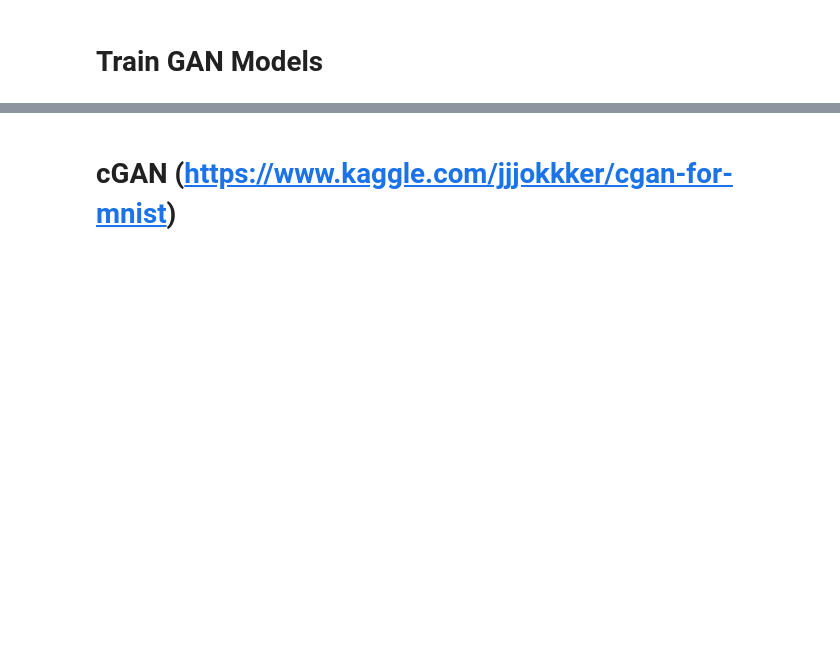
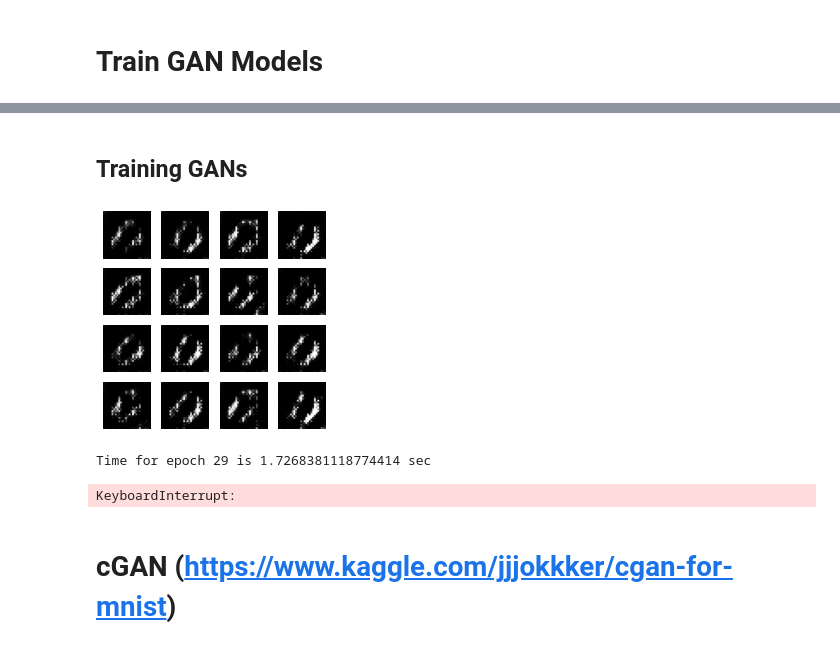
Before and after one commit to iamfredo/gans_mnist, a Jupyter notebook: gans_test.ipynb, the cells around one changed output, grey strips where cells are left out. Drawn from its saved outputs; the diff is of its cells as text; code cells hidden in the pictures; blank space fills up the shorter version.

Commit message:
functions for GAN training loops & svm classifier

```diff
--- a/gans_test.ipynb
+++ b/gans_test.ipynb
@@ -1181,0 +460,11 @@ plt.show()
+# %%
+# Function to save accuracies per epoch to csv file
+
+def save_losses(loss_lists, dataclass):
+  # Create directory to save accuracies if not existent
+  path = f"images/{dataclass}"
+  if not os.path.exists(path):
+    os.makedirs(path)
+  df = pd.DataFrame({"gen_loss":loss_lists[0],"d_loss_real":loss_lists[1],"d_loss_fake":loss_lists[2]})
+  #print(df.head())
+  df.to_csv(path + f"/loss_{dataclass}.csv")
@@ -1182,3 +589,67 @@ plt.show()
+# %% [markdown]
+## Training GANs
+# %%
+# GAN Training Loop
+
+imgs_dicts = {}
+for i in range(500):
+  print(f"** TRAINING  {i} **")
+  gen_loss_dict = {}
+  dis_loss_dict = {}
+  d_loss_plot = []
+  d_real_loss_plot = []
+  d_fake_loss_plot = []
+  g_loss_plot = []
+
+  # Dict to save dicts with generated images per epoche
+  imgs_dicts[str(i)] = {}
+  generator = create_generator_model()
+  discriminator = make_discriminator_model()
+  train(datasets_train[i], str(i), 500, generator=generator, discriminator=discriminator, save_images_dict=imgs_dicts[str(i)])
+  save_losses(loss_lists=[[x.numpy() for x in g_loss_plot],[x.numpy() for x in d_real_loss_plot],[x.numpy() for x in d_fake_loss_plot]], dataclass=i)
+  plot_loss(str(i), d_loss_plot, g_loss_plot, d_real_loss_plot, d_fake_loss_plot)
+
+  # Evaluate generated images using SVM classifier
+  evaluate_images_w_svm(imgs_dicts[str(i)], str(i))
+
+  for j in range(500):
+    if i != j:
+      print(f"** TRAINING  {i}{j} **")
+      imgs_dicts[f"{i}{j}"] = {}
+      generator_cpy = tf.keras.models.clone_model(generator)
+      generator_cpy.build((None, 100)) # replace 10 with number of variables in input layer
+      generator_cpy.compile(optimizer=generator_optimizer, loss='categorical_crossentropy')
+      generator_cpy.set_weights(generator.get_weights())
+      discriminator_cpy = tf.keras.models.clone_model(discriminator)
+      discriminator_cpy.build((None, [28, 28, 1])) # replace 10 with number of variables in input layer
+      discriminator_cpy.compile(optimizer=discriminator_optimizer, loss='categorical_crossentropy')
+      discriminator_cpy.set_weights(discriminator.get_weights())
+
+      gen_loss_dict = {}
+      dis_loss_dict = {}
+      d_loss_plot = []
+      d_real_loss_plot = []
+      d_fake_loss_plot = []
+      g_loss_plot = []
+
+      train(datasets_train[j], f"{i}{j}", 500, generator=generator_cpy, discriminator=discriminator_cpy, save_images_dict=imgs_dicts[f"{i}{j}"])
+      save_losses(loss_lists=[[x.numpy() for x in g_loss_plot],[x.numpy() for x in d_real_loss_plot],[x.numpy() for x in d_fake_loss_plot]], dataclass=f"{i}{j}")
+      plot_loss(f"{i}{j}", d_loss_plot, g_loss_plot, d_real_loss_plot, d_fake_loss_plot)
+
+      # Evaluate generated images using SVM classifier
+      evaluate_images_w_svm(imgs_dicts[f"{i}{j}"], f"{i}{j}")
+
+      # Sleep for 60 seconds every 2nd round (cool down GPU)
+      if j % 2 != 0:
+        print(" ++ Waiting 60 Seconds. ++")
+        time.sleep(60)
+
+    else:
+      print(f"-- NOT TRAINING  {i}{j} --")
+# %% [output]
+[figure, added]
+Time for epoch 29 is 1.7268381118774414 sec
+KeyboardInterrupt:
 # %%
 from sklearn.model_selection import GridSearchCV
 
```
Also changed, not shown: parts of 69 cells of this notebook.
